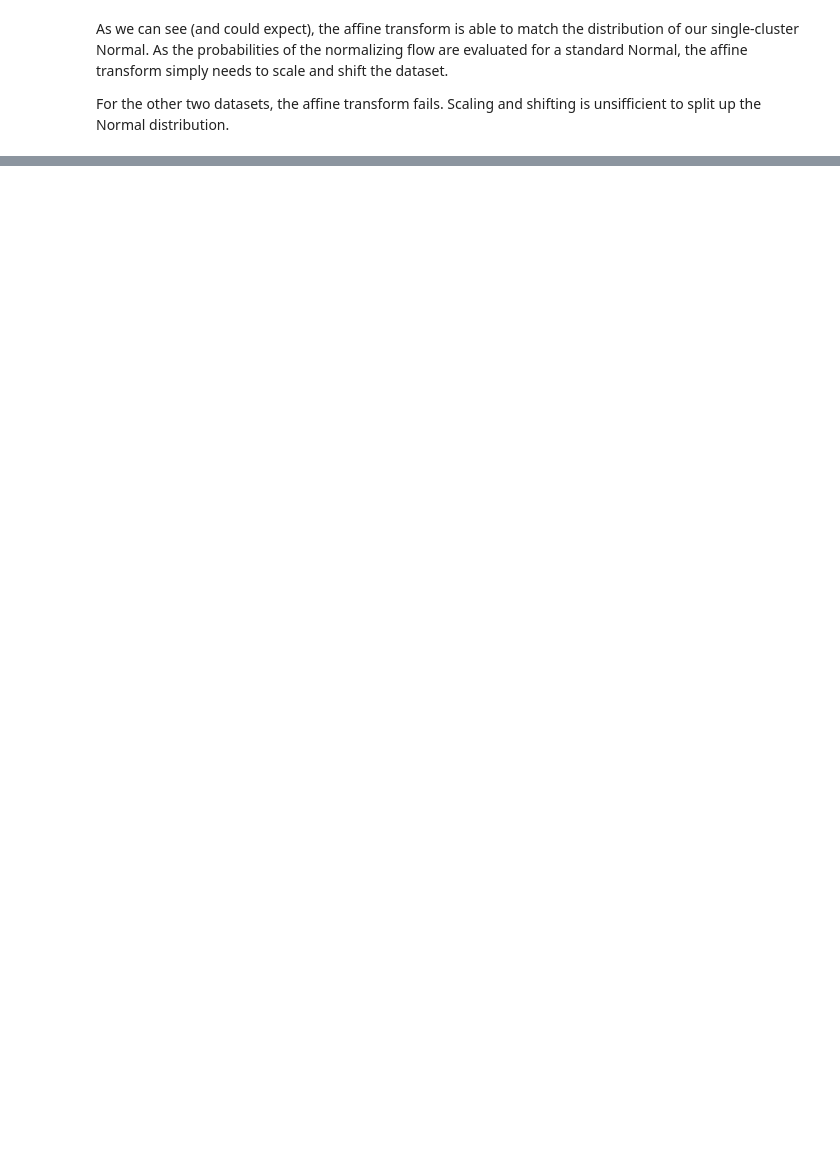
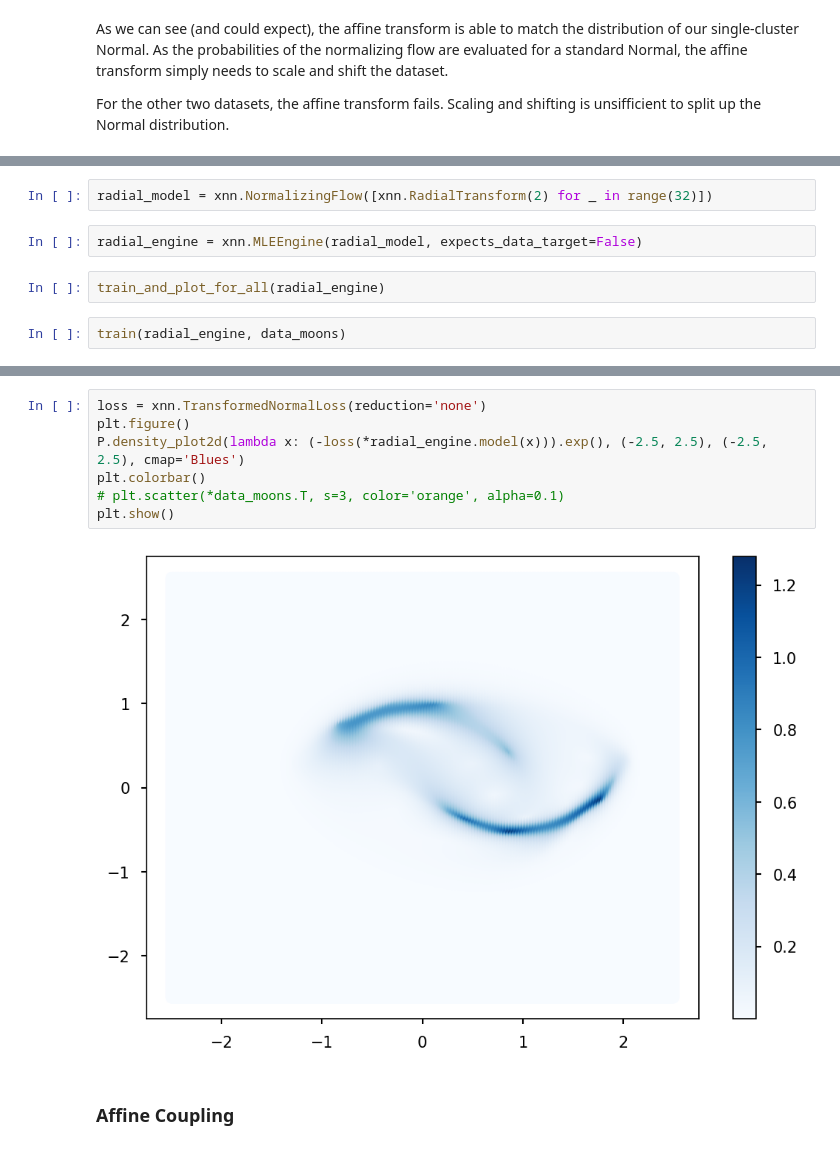
Before and after one commit to borchero/pyblaze, a Jupyter notebook: examples/normalizing-flows.ipynb, the cells around one changed output, grey strips where cells are left out. Cells and saved outputs as stored; diff of their text form; blank space fills up the shorter version.

```diff
--- a/examples/normalizing-flows.ipynb
+++ b/examples/normalizing-flows.ipynb
@@ -152,0 +156,8 @@ For the other two datasets, the affine transform fails. Scaling and shifting is
+# %%
+radial_model = xnn.NormalizingFlow([xnn.RadialTransform(2) for _ in range(32)])
+# %%
+radial_engine = xnn.MLEEngine(radial_model, expects_data_target=False)
+# %%
+train_and_plot_for_all(radial_engine)
+# %%
+train(radial_engine, data_moons)
@@ -152,0 +173,11 @@ For the other two datasets, the affine transform fails. Scaling and shifting is
+# %%
+loss = xnn.TransformedNormalLoss(reduction='none')
+plt.figure()
+P.density_plot2d(lambda x: (-loss(*radial_engine.model(x))).exp(), (-2.5, 2.5), (-2.5, 2.5), cmap='Blues')
+plt.colorbar()
+# plt.scatter(*data_moons.T, s=3, color='orange', alpha=0.1)
+plt.show()
+# %% [output]
+[figure, added]
+# %% [markdown]
+### Affine Coupling
```
Also changed, not shown: parts of 12 cells of this notebook, 3 other files.
